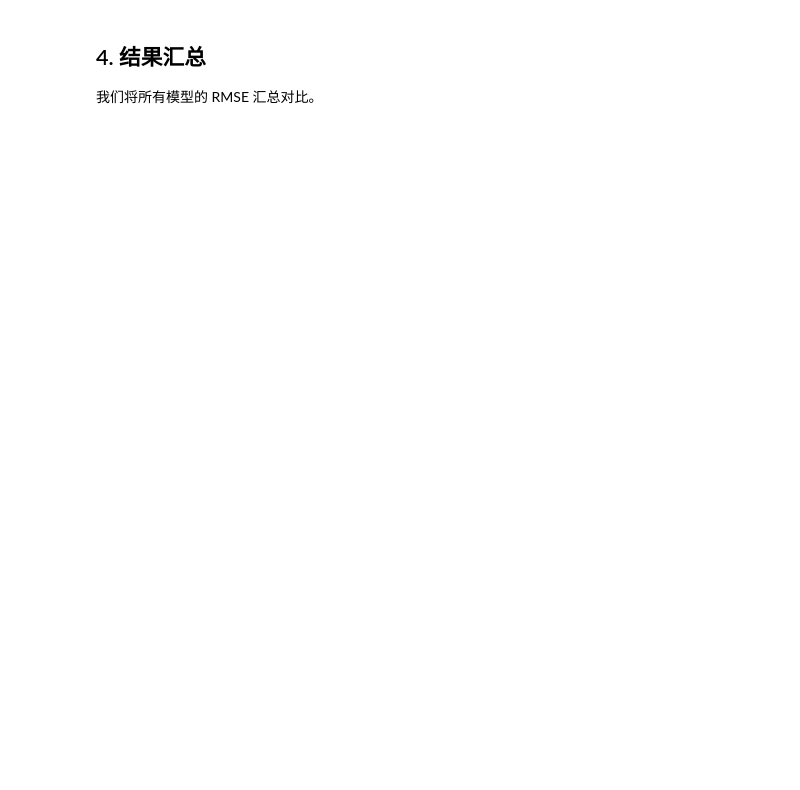
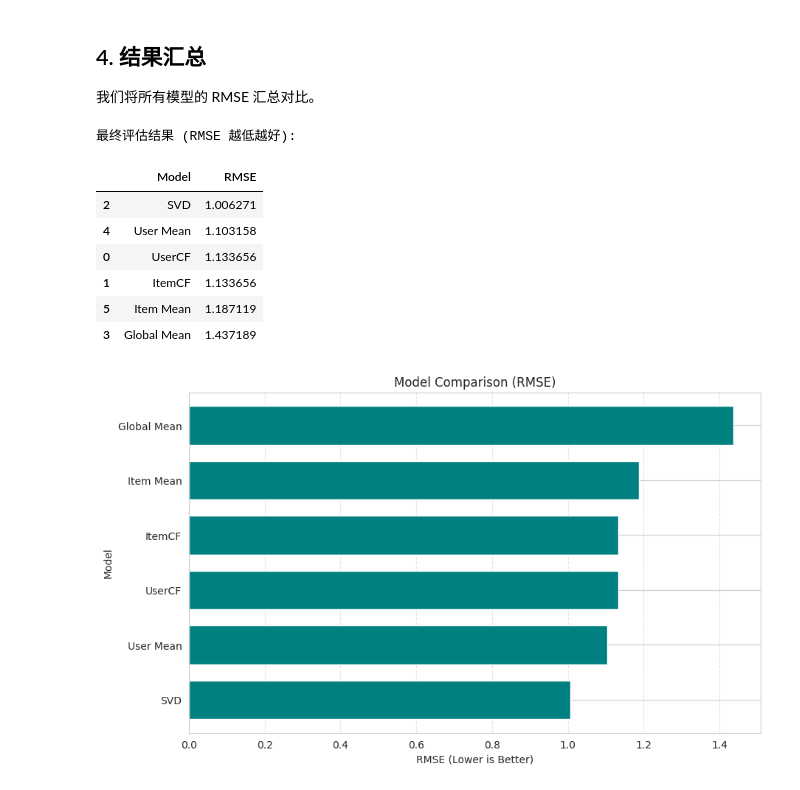
Before and after one commit to ForceInjection/hands-on-ML, a Jupyter notebook: nju_software/ch-12/综合案例_电影推荐/综合案例_电影推荐.ipynb, the cells around one changed output. Cells and saved outputs as stored; diff of their text form; code cells hidden in the pictures; blank space fills up the shorter version.

```diff
--- a/nju_software/ch-12/综合案例_电影推荐/综合案例_电影推荐.ipynb
+++ b/nju_software/ch-12/综合案例_电影推荐/综合案例_电影推荐.ipynb
@@ -138,7 +157,7 @@ def evaluate_algo(algo, name):
     print(f"\n正在训练 {name} ...")
     algo.fit(trainset)
     predictions = algo.test(testset)
-    rmse = Accuracy.rmse(predictions, verbose=False)
+    rmse = accuracy.rmse(predictions, verbose=True)
     print(f"{name} RMSE: {rmse:.4f}")
     return rmse
 
@@ -146,12 +165,12 @@ results = {}
 
 # 1. UserCF (基于用户的协同过滤)
 sim_options = {'name': 'cosine', 'user_based': True}
-algo_usercf = KNNBasic(sim_options=sim_options, verbose=False)
+algo_usercf = KNNBasic(sim_options=sim_options, verbose=True)
 results['UserCF'] = evaluate_algo(algo_usercf, 'UserCF')
 
 # 2. ItemCF (基于物品的协同过滤)
-sim_options = {'name': 'cosine', 'user_based': False}
-algo_itemcf = KNNBasic(sim_options=sim_options, verbose=False)
+sim_options = {'name': 'cosine', 'user_based': True}
+algo_itemcf = KNNBasic(sim_options=sim_options, verbose=True)
 results['ItemCF'] = evaluate_algo(algo_itemcf, 'ItemCF')
 
 # 3. SVD (矩阵分解)
@@ -164,19 +199,33 @@ results['SVD'] = evaluate_algo(algo_svd, 'SVD')
 # %%
 # 添加基线结果
 results['Global Mean'] = rmse_global
 results['User Mean'] = rmse_user
 results['Item Mean'] = rmse_item
 
 # 转换为 DataFrame 展示
 df_results = pd.DataFrame(list(results.items()), columns=['Model', 'RMSE'])
 df_results = df_results.sort_values('RMSE')
 
 print("最终评估结果 (RMSE 越低越好):")
+
 display(df_results)
 
 # 可视化
 plt.figure(figsize=(10, 6))
-sns.barplot(x='RMSE', y='Model', data=df_results, palette='viridis')
+# 使用 Pandas 原生绘图以提高稳定性
+df_results.set_index('Model')['RMSE'].plot(kind='barh', color='teal', width=0.7)
 plt.title('Model Comparison (RMSE)')
 plt.xlabel('RMSE (Lower is Better)')
+plt.ylabel('Model')
+plt.grid(axis='x', linestyle='--', alpha=0.5)
 plt.show()
+# %% [output]
+最终评估结果 (RMSE 越低越好):
+|  | Model | RMSE |
+| 2 | SVD | 1.006271 |
+| 4 | User Mean | 1.103158 |
+| 0 | UserCF | 1.133656 |
+| 1 | ItemCF | 1.133656 |
+| 5 | Item Mean | 1.187119 |
+| 3 | Global Mean | 1.437189 |
+[figure, added]
```
Also changed, not shown: parts of 9 cells of this notebook.
